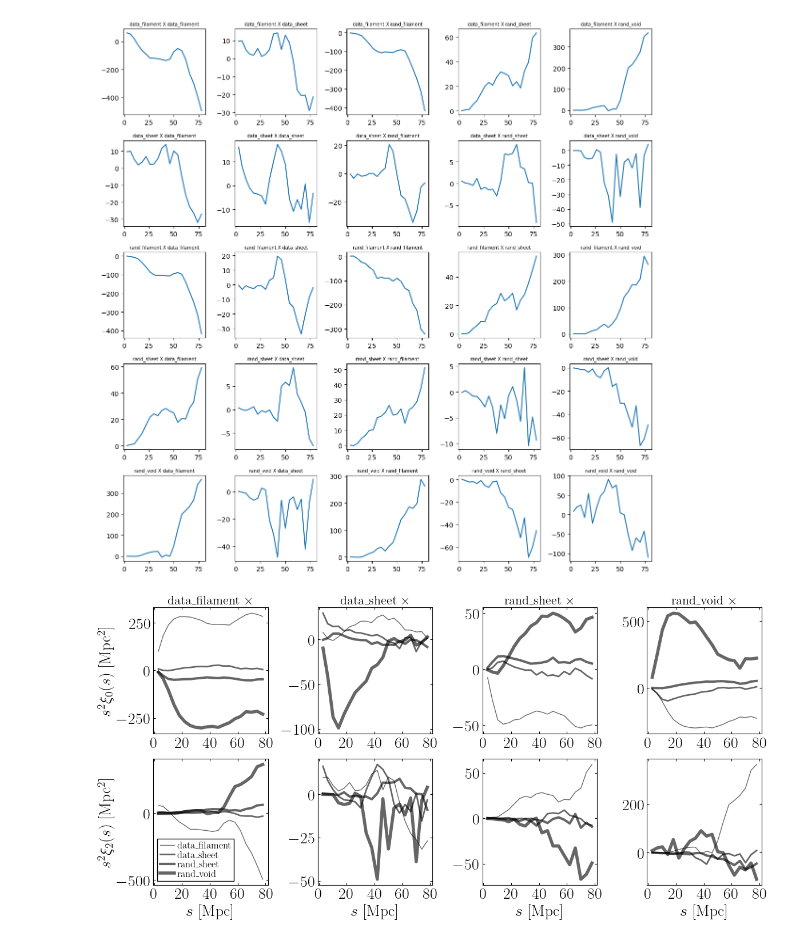
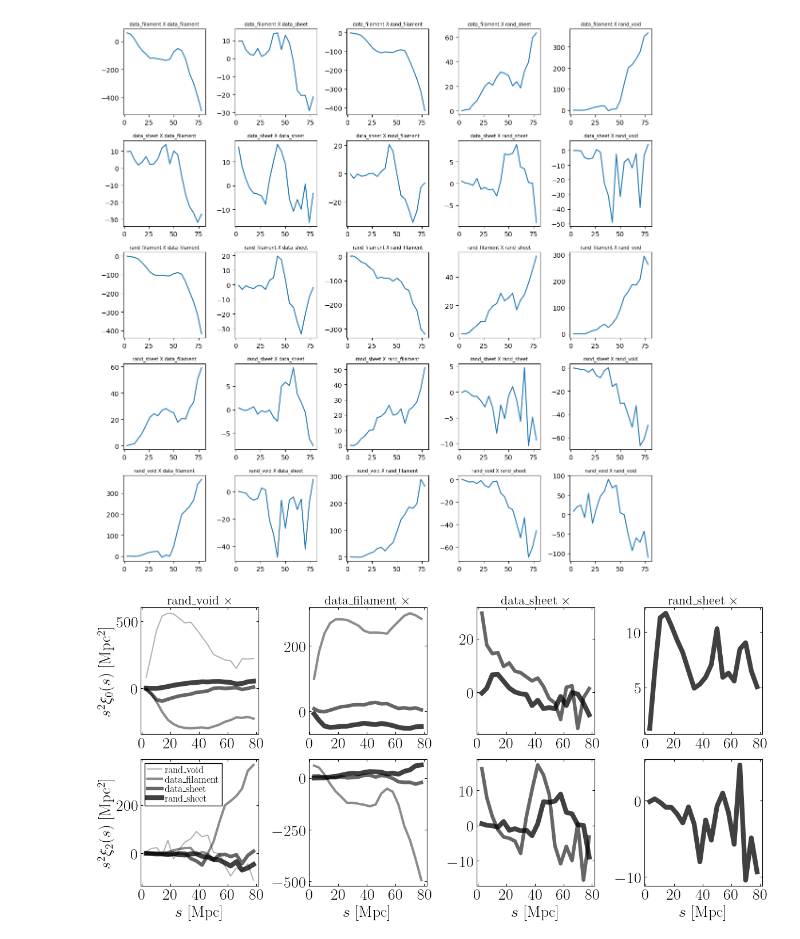
Before and after one commit to forero/DelaunayASTRA, a Jupyter notebook: nb/cross_correlation_pycorr.ipynb, the cells around one changed output. Saved outputs shown, nothing was run; the diff lists cells and outputs as text; code cells hidden in the pictures.

Commit message:
updated notebook plot

```diff
--- a/nb/cross_correlation_pycorr.ipynb
+++ b/nb/cross_correlation_pycorr.ipynb
@@ -279,40 +279,42 @@ plt.tight_layout()
 # %%
 plt.figure(figsize=(12,6))
 i = 1
-all_names = ['data_filament', 'data_sheet', 'rand_sheet', 'rand_void']
-for A in all_names:
+all_names = ['rand_void', 'data_filament', 'data_sheet', 'rand_sheet']
+for k, A in enumerate(all_names):
     plt.subplot(2,4,i)
     i += 1
     j = 1
-    for B in all_names:
-        name = A+'_'+B
-        plt.plot(s, xiell[name][0]*s*s, linewidth=j*1.0, label=B, color='black', alpha=0.6)
-        title = A + ' '+ r'$\times$'
-        plt.title(title, fontsize=16)
-        j += 1
+    for l, B in enumerate(all_names):
+        if l>=k:
+            name = A+'_'+B
+            plt.plot(s, xiell[name][0]*s*s, linewidth=(l+1)*1.5, label=B, color='black', alpha=0.3+l*0.15)
+            title = A + ' '+ r'$\times$'
+            plt.title(title, fontsize=16)
+            j += 1
     if i==2:
         plt.ylabel(r"$s^2\xi_0(s)$ [Mpc$^{2}$]")
     #    plt.legend(fontsize=6, loc=1)
     plt.xticks(np.linspace(0,80,5))
 
 
-for A in all_names:
+for k, A in enumerate(all_names):
     plt.subplot(2,4,i)
     i += 1
     j = 1
-    for B in all_names:
-        name = A+'_'+B
-        plt.plot(s, xiell[name][1]*s*s, linewidth=j*1.0, label=B, color='black', alpha=0.6)
-        #title = A + ' '+ r'$\times$'
-        #plt.title(title, fontsize=10)
-        j += 1
+    for l, B in enumerate(all_names):
+        if l>=k:
+            name = A+'_'+B
+            plt.plot(s, xiell[name][1]*s*s, linewidth=(l+1)*1.5, label=B, color='black', alpha=0.3+l*0.15)
+            #title = A + ' '+ r'$\times$'
+            #plt.title(title, fontsize=10)
+            j += 1
     if i==6:
-        plt.legend(fontsize=12, loc=3)
+        plt.legend(fontsize=12, loc=2)
         plt.ylabel(r"$s^2\xi_2(s)$ [Mpc$^{2}$]")
     plt.xticks(np.linspace(0,80,5))
     plt.xlabel("$s$ [Mpc]")
 
 plt.tight_layout()
 plt.savefig('cross_self_correlations.pdf')
 # %% [output]
-[figure, old version]
+[figure, new version]
```
Also changed, not shown: parts of 1 cell of this notebook.
